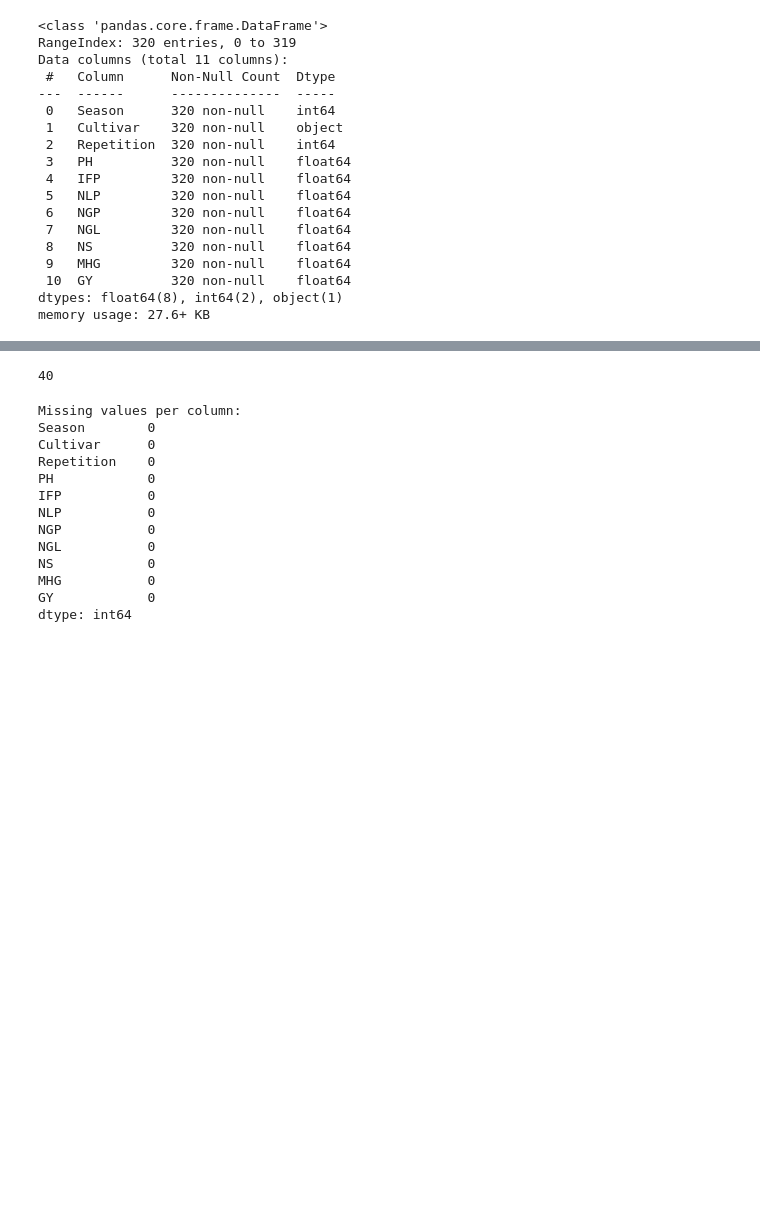
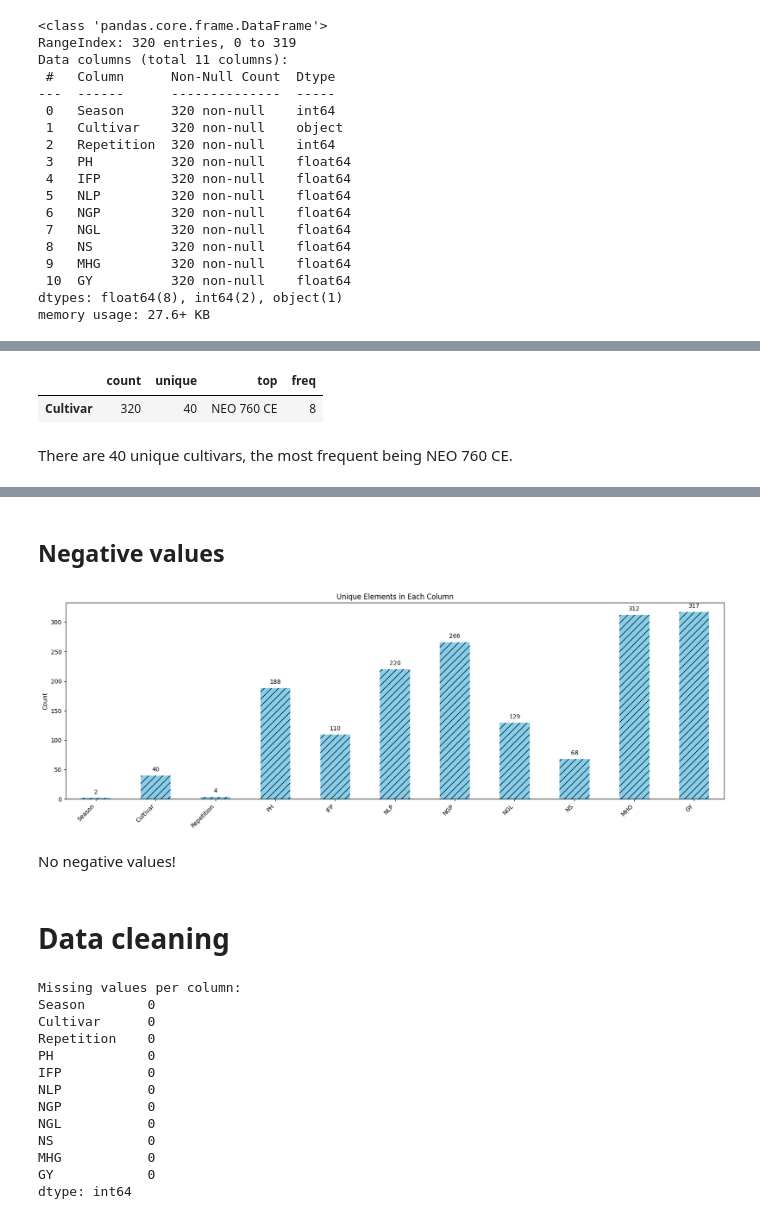
Before and after one commit to AntoniaPopovici/VOIS_2024, a Jupyter notebook: main.ipynb, the cells around one changed output, grey strips where cells are left out. Saved outputs shown, nothing was run; the diff lists cells and outputs as text; code cells hidden in the pictures; blank space fills up the shorter version.

```diff
--- a/main.ipynb
+++ b/main.ipynb
@@ -90,3 +100,10 @@ memory usage: 27.6+ KB
+# %%
+df.select_dtypes(include=['object']).describe().T
+# %% [output]
+|  | count | unique | top | freq |
+| Cultivar | 320 | 40 | NEO 760 CE | 8 |
+# %% [markdown]
+There are 40 unique cultivars, the most frequent being NEO 760 CE.
 # %%
 df.describe() # std means standard deviation
 # %% [output]
@@ -99,8 +116,28 @@ df.describe() # std means standard deviation
 | 50% | 1.500000 | 2.500000 | 67.200000 | 15.6000 | 54.500000 | 123.000000 | 2.280000 | 3.800000 | 166.150000 | 3397.276724 |
 | 75% | 2.000000 | 3.250000 | 74.347500 | 17.3300 | 71.220000 | 161.350000 | 2.480000 | 5.000000 | 183.182500 | 3708.262931 |
 | max | 2.000000 | 4.000000 | 94.800000 | 26.4000 | 123.000000 | 683.400000 | 14.860000 | 9.000000 | 216.000000 | 4930.000000 |
-# %%
-df['Cultivar'].nunique()
-# %% [output]
-40
+# %% [markdown]
+## Negative values
+# %%
+# If there is a negative, the bar will be red
+
+numeric_columns = df.select_dtypes(include=np.number)
+negative_values = (numeric_columns < 0).any()
+
+unique = df.nunique()
+colors = ['skyblue' if not is_negative else 'red' for is_negative in negative_values]
+plt.figure(figsize=(20, 6))
+unique.plot(kind='bar', color=colors, hatch='//')
+plt.title('Unique Elements in Each Column')
+plt.ylabel('Count')
+for i, v in enumerate(unique.values):
+    plt.text(i, v + 5, str(v), ha='center', va='bottom')
+plt.xticks(rotation=45, ha='right')
+plt.show()
+# %% [output]
+[figure, added]
+# %% [markdown]
+No negative values!
+# %% [markdown]
+# Data cleaning
 # %%
```
Also changed, not shown: parts of 40 cells of this notebook.
